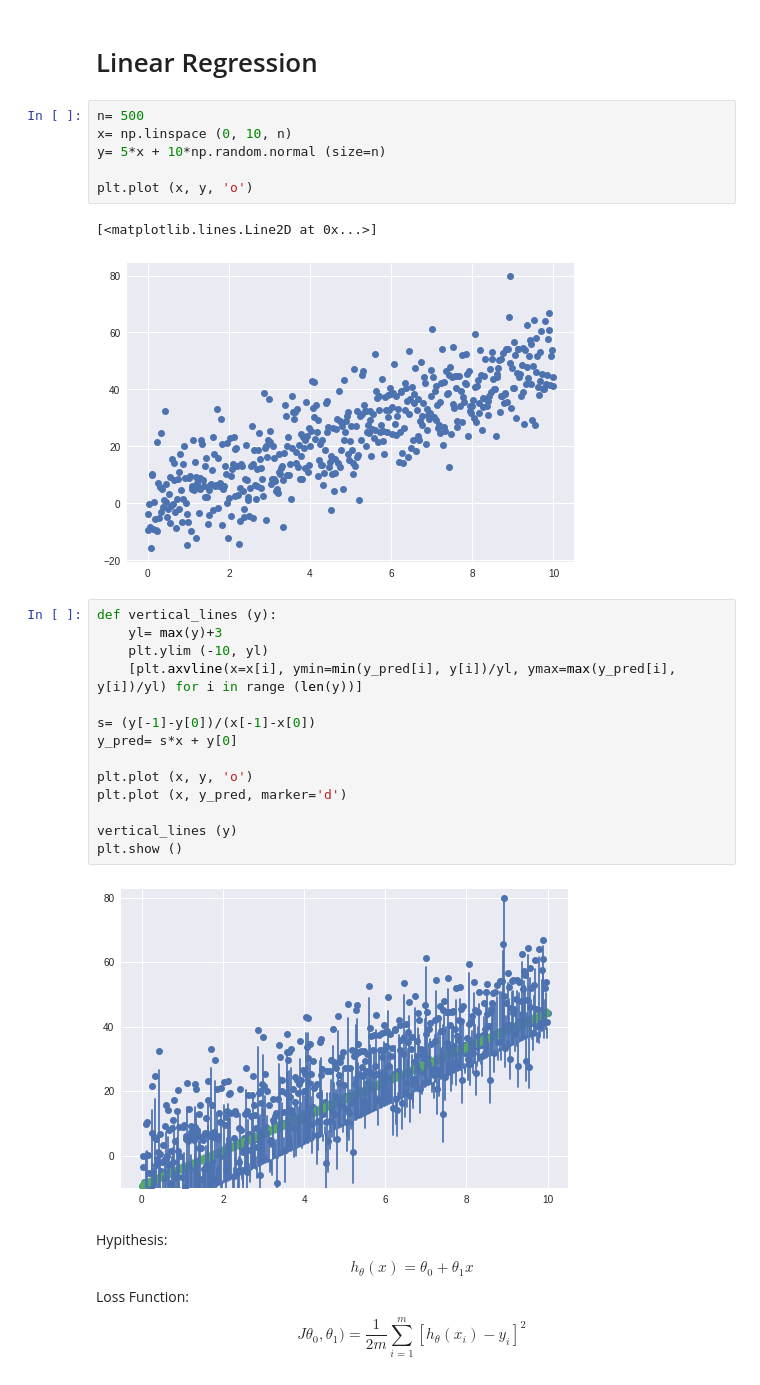
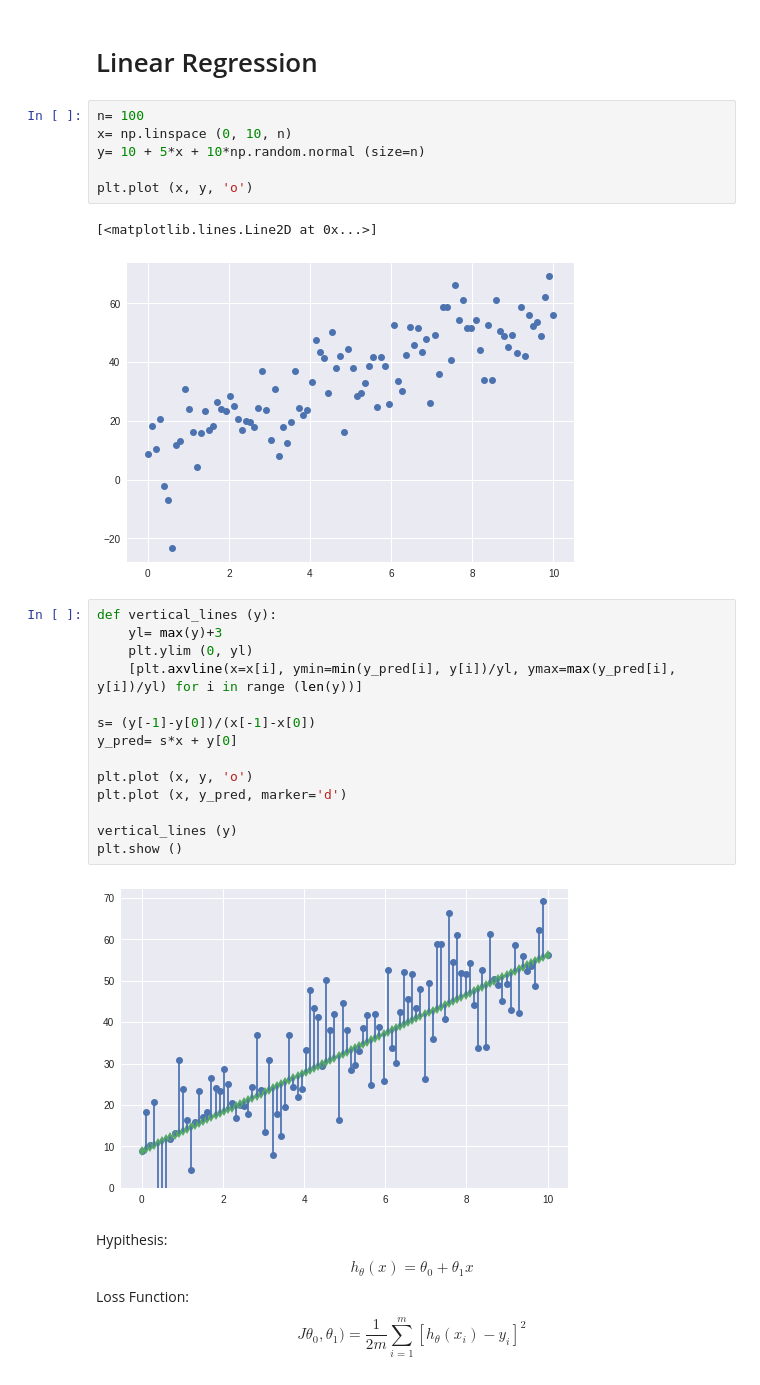
Before and after one commit to farzin23i/SciSchool-Introduction_to_Machine_Learning, a Jupyter notebook: week1/ML_1_1_Linear_Regression.ipynb, the cells around one changed output. Cells and saved outputs as stored; diff of their text form.

```diff
--- a/week1/ML_1_1_Linear_Regression.ipynb
+++ b/week1/ML_1_1_Linear_Regression.ipynb
@@ -8,30 +8,30 @@ plt.style.use ('seaborn')
 # %% [markdown]
 # Linear Regression
 # %%
-n= 500
+n= 100
 x= np.linspace (0, 10, n)
-y= 5*x + 10*np.random.normal (size=n)
+y= 10 + 5*x + 10*np.random.normal (size=n)
 
 plt.plot (x, y, 'o')
 # %% [output]
 [<matplotlib.lines.Line2D at 0x...>]
-[figure, old version]
+[figure, new version]
 # %%
 def vertical_lines (y):
     yl= max(y)+3
-    plt.ylim (-10, yl)
+    plt.ylim (0, yl)
     [plt.axvline(x=x[i], ymin=min(y_pred[i], y[i])/yl, ymax=max(y_pred[i], y[i])/yl) for i in range (len(y))]
 
 s= (y[-1]-y[0])/(x[-1]-x[0])
 y_pred= s*x + y[0]
 
 plt.plot (x, y, 'o')
 plt.plot (x, y_pred, marker='d')
 
 vertical_lines (y)
 plt.show ()
 # %% [output]
-[figure, old version]
+[figure, new version]
 # %% [markdown]
 Hypithesis: $$h_\theta (x) = \theta_0 + \theta_1x $$
 Loss Function: $$J \theta_0, \theta_1) = \frac{1}{2m} \sum_{i=1}^{m}  [h_\theta (x_i) - y_i]^2 $$
```
Also changed, not shown: parts of 2 cells of this notebook.
